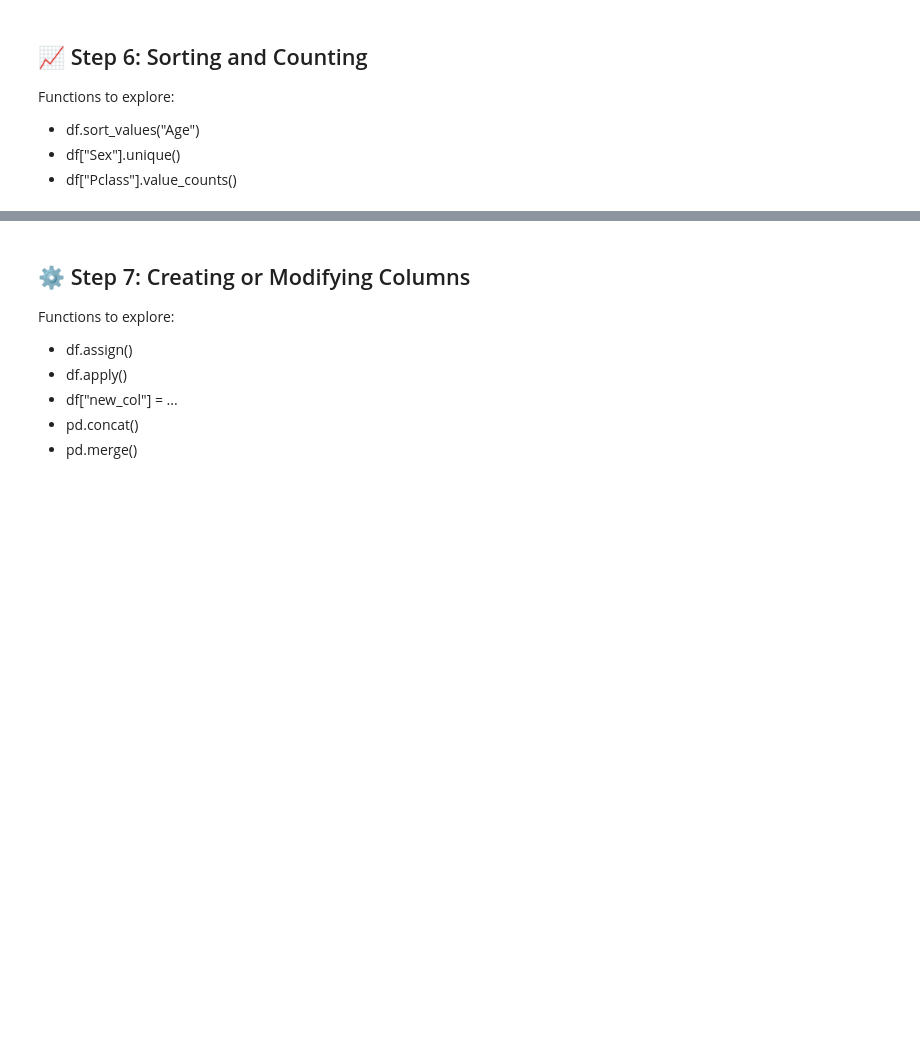
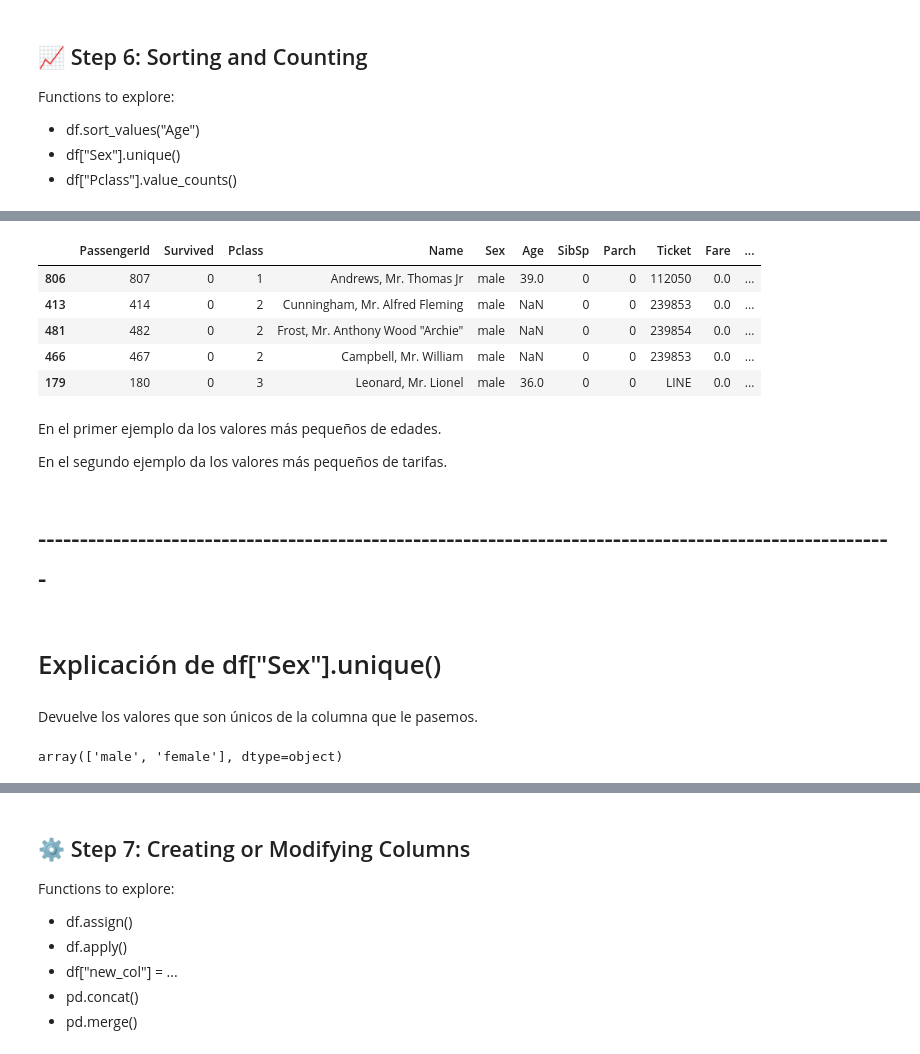
Before and after one commit to ivaanleeal/Task-1.1-Titanic-Dataset-Exploration-with-pandas, a Jupyter notebook: Titanic_Pandas_Practice_Notebook.ipynb, the cells around one changed output, grey strips where cells are left out. Saved outputs shown, nothing was run; the diff lists cells and outputs as text; code cells hidden in the pictures; blank space fills up the shorter version.

```diff
--- a/Titanic_Pandas_Practice_Notebook.ipynb
+++ b/Titanic_Pandas_Practice_Notebook.ipynb
@@ -614,0 +618,25 @@ df.sort_values("Age").head()
+# %%
+#Ejemplo2:
+df.sort_values("Fare").head()
+# %% [output]
+|  | PassengerId | Survived | Pclass | Name | Sex | Age | SibSp | Parch | Ticket | Fare | ... |
+| 806 | 807 | 0 | 1 | Andrews, Mr. Thomas Jr | male | 39.0 | 0 | 0 | 112050 | 0.0 | ... |
+| 413 | 414 | 0 | 2 | Cunningham, Mr. Alfred Fleming | male | NaN | 0 | 0 | 239853 | 0.0 | ... |
+| 481 | 482 | 0 | 2 | Frost, Mr. Anthony Wood "Archie" | male | NaN | 0 | 0 | 239854 | 0.0 | ... |
+| 466 | 467 | 0 | 2 | Campbell, Mr. William | male | NaN | 0 | 0 | 239853 | 0.0 | ... |
+| 179 | 180 | 0 | 3 | Leonard, Mr. Lionel | male | 36.0 | 0 | 0 | LINE | 0.0 | ... |
+# %% [markdown]
+En el primer ejemplo da los valores más pequeños de edades.
+
+En el segundo ejemplo da los valores más pequeños de tarifas.
+# %% [markdown]
+# -------------------------------------------------------------------------------------------------------
+# %% [markdown]
+# Explicación de df["Sex"].unique()
+# %% [markdown]
+Devuelve los valores que son únicos de la columna que le pasemos.
+# %%
+#Ejemplo1:
+df["Sex"].unique()
+# %% [output]
+array(['male', 'female'], dtype=object)
```
Also changed, not shown: parts of 57 cells of this notebook, 1 other file.
